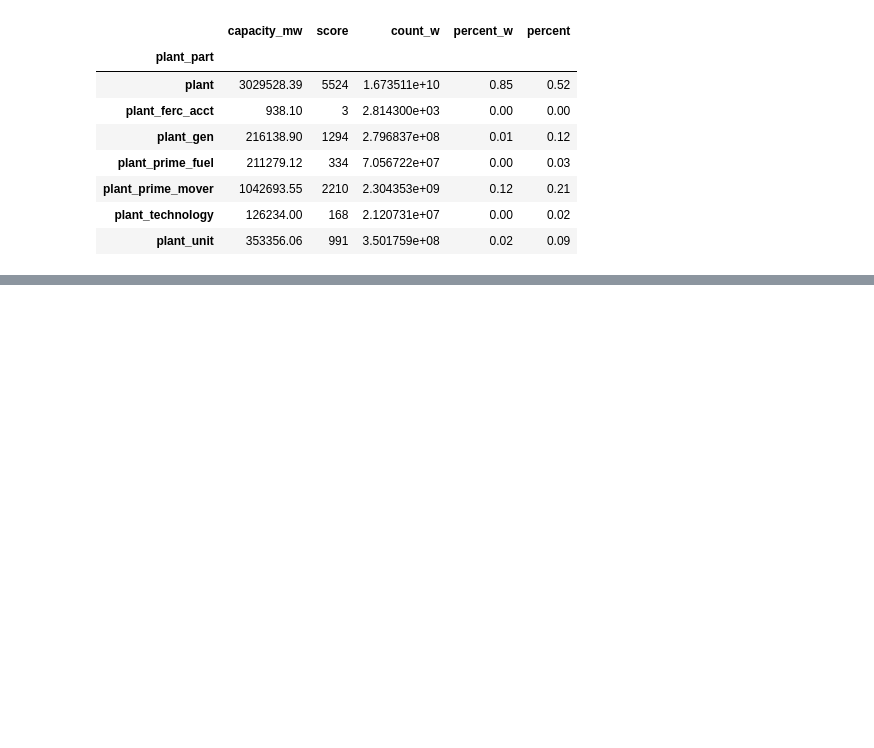
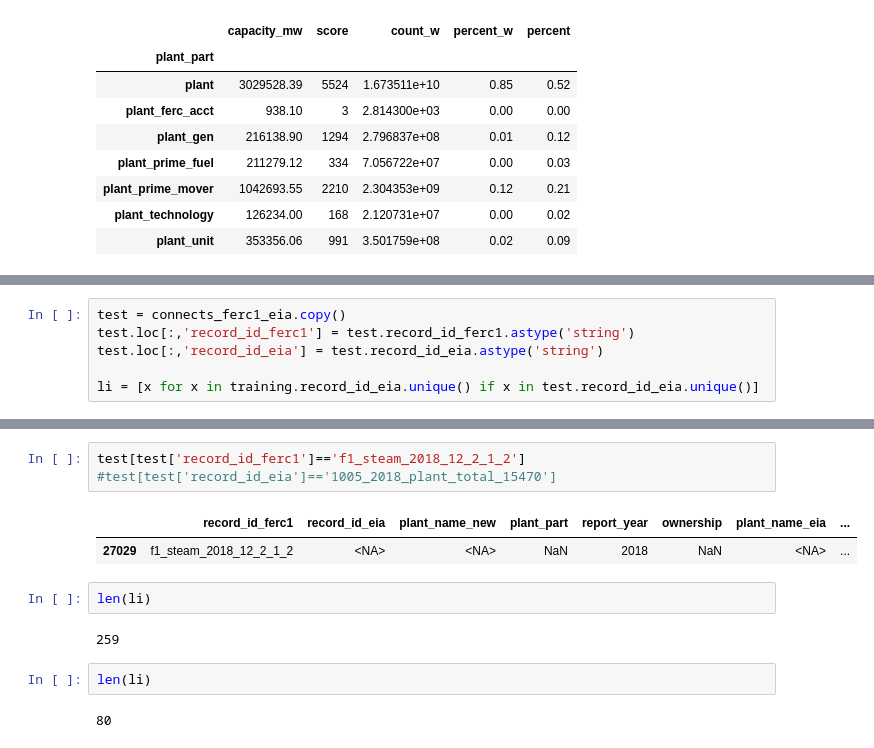
Before and after one commit to catalyst-cooperative/rmi-ferc1-eia, a Jupyter notebook: notebooks/connect_ferc1_to_eia.ipynb, the cells around one changed output, grey strips where cells are left out. Saved outputs shown, nothing was run; the diff lists cells and outputs as text; blank space fills up the shorter version.

```diff
--- a/notebooks/connect_ferc1_to_eia.ipynb
+++ b/notebooks/connect_ferc1_to_eia.ipynb
@@ -263,0 +307,6 @@ wins.round(2)
+# %%
+test = connects_ferc1_eia.copy()
+test.loc[:,'record_id_ferc1'] = test.record_id_ferc1.astype('string')
+test.loc[:,'record_id_eia'] = test.record_id_eia.astype('string')
+
+li = [x for x in training.record_id_eia.unique() if x in test.record_id_eia.unique()]
@@ -263,0 +335,14 @@ wins.round(2)
+# %%
+test[test['record_id_ferc1']=='f1_steam_2018_12_2_1_2']
+#test[test['record_id_eia']=='1005_2018_plant_total_15470']
+# %% [output]
+|  | record_id_ferc1 | record_id_eia | plant_name_new | plant_part | report_year | ownership | plant_name_eia | ... |
+| 27029 | f1_steam_2018_12_2_1_2 | <NA> | <NA> | NaN | 2018 | NaN | <NA> | ... |
+# %%
+len(li)
+# %% [output]
+259
+# %%
+len(li)
+# %% [output]
+80
```
Also changed, not shown: parts of 17 cells of this notebook, 3 other files.
